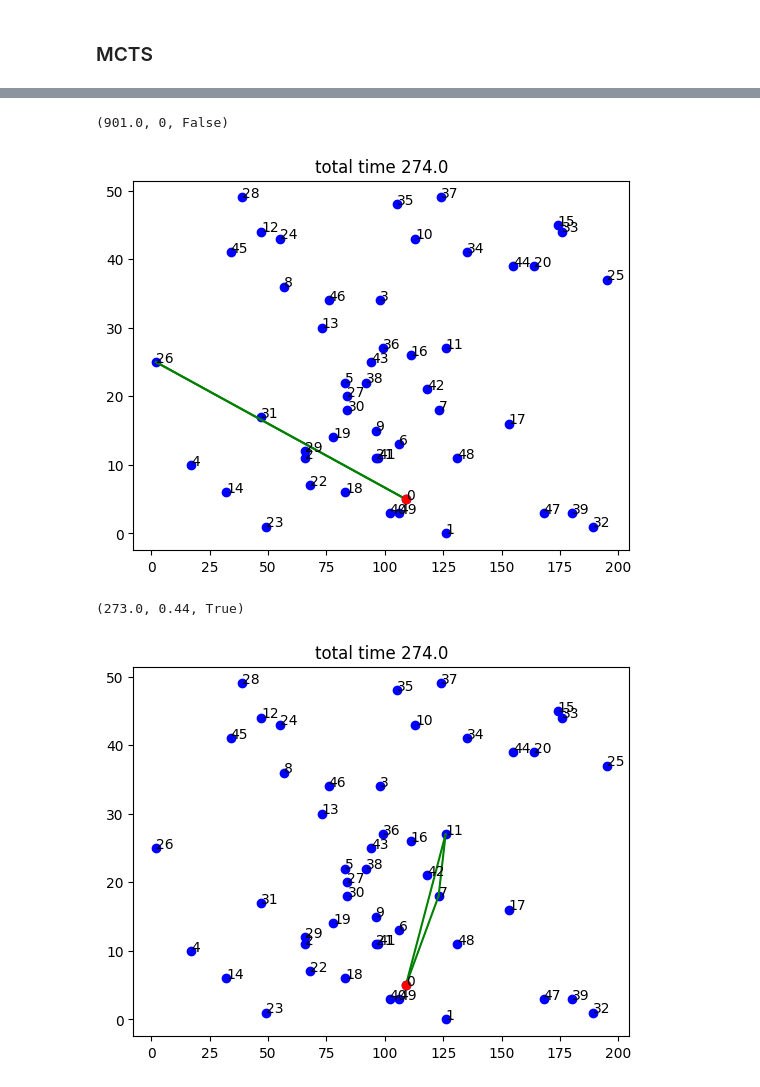
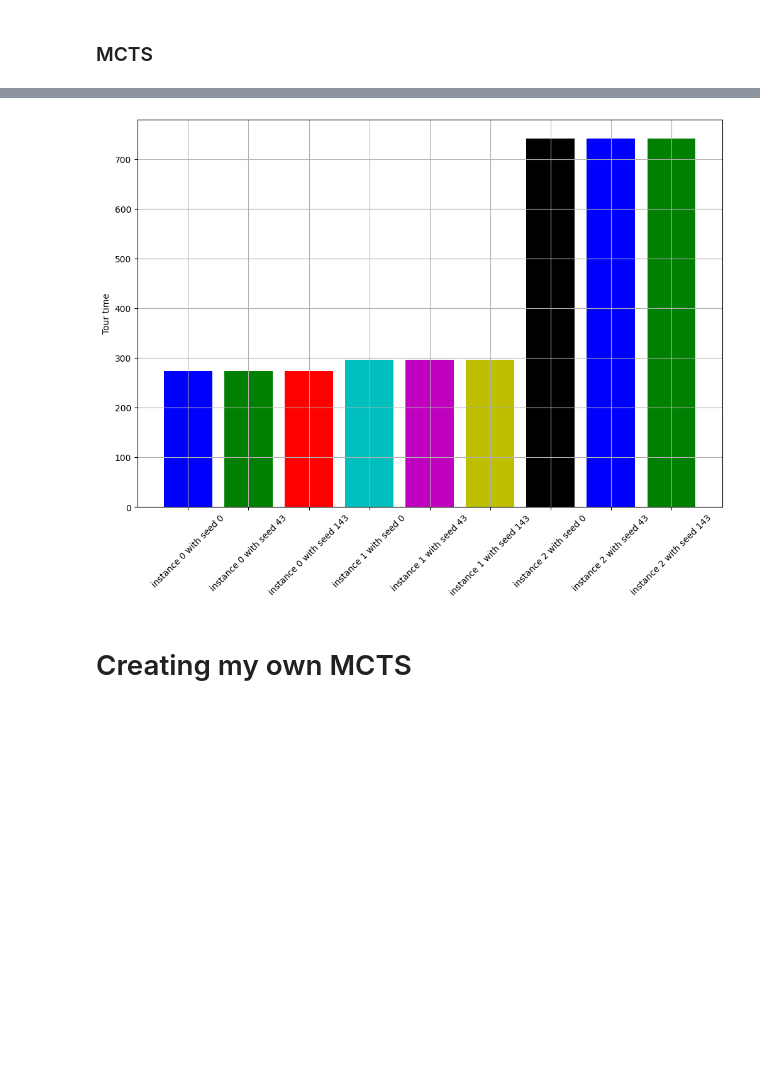
Before and after one commit to filippocasari/AS4-AI, a Jupyter notebook: MCTS_for_the_OPTW.ipynb, the cells around one changed output, grey strips where cells are left out. Saved outputs shown, nothing was run; the diff lists cells and outputs as text; code cells hidden in the pictures; blank space fills up the shorter version.

```diff
--- a/MCTS_for_the_OPTW.ipynb
+++ b/MCTS_for_the_OPTW.ipynb
@@ -289,10 +388,23 @@ class MCTS:
+# %%
+plt.figure(figsize=(12,8))
+plt.bar(x, solutions["tour_time"], color=colors)
+plt.xticks(list(range(len(solutions["tour_time"]))), x, rotation=45)
+#plt.xlabel(x)
+plt.grid()
+plt.ylabel("Tour time")
+#plt.xticks(list(range(len(solutions["instance"]))))
+#data_frame.plot(x='instance', y='reward', kind='scatter')
+plt.show()
+# %% [output]
+[figure, added]
+# %% [markdown]
+# Creating my own MCTS
 # %%
-env = Env(from_file=True, instance_number=0)
+"""env = Env(from_file=True, instance_number=1)
 time_limit = 5
 sol = [0]
-best_sol = []
+best_sol = None
 best_r = 0
-
 while True:
   mcts = MCTS(env, time_limit, sol)
   mcts.best_tour_so_far = best_sol
@@ -300,21 +412,15 @@ while True:
   new_customer = mcts.step()
   # print("a new customer is", new_customer)
   sol.append(new_customer)
-
   if mcts.max_reward > best_r:
     best_r = mcts.max_reward
     best_sol = mcts.best_tour_so_far
-
   if sol[-1] == 0:
     break
-
+if best_sol is None:
+      best_sol= sol
 print(env.check_solution(sol))
 plot_instance(env.x, sol)
 print(env.check_solution(best_sol))
-plot_instance(env.x, best_sol)
+plot_instance(env.x, best_sol)"""
-# %% [output]
-(901.0, 0, False)
-[figure, removed]
-(273.0, 0.44, True)
-[figure, removed]
 # %%
```
Also changed, not shown: parts of 7 cells of this notebook.
